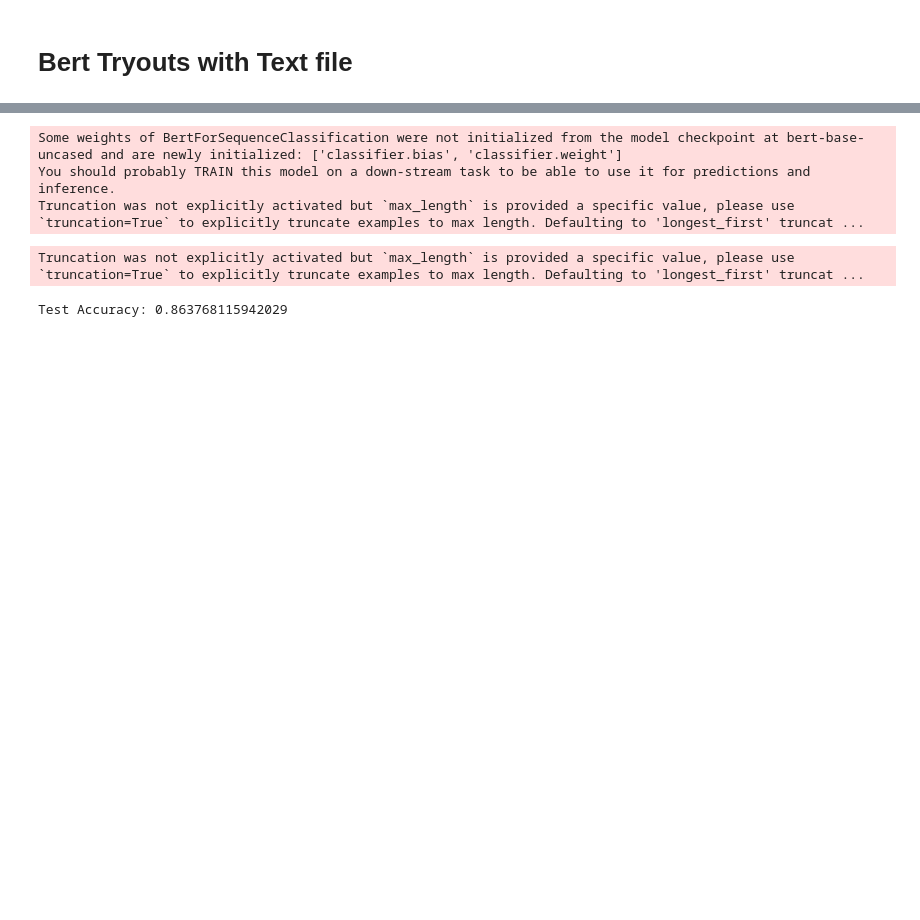
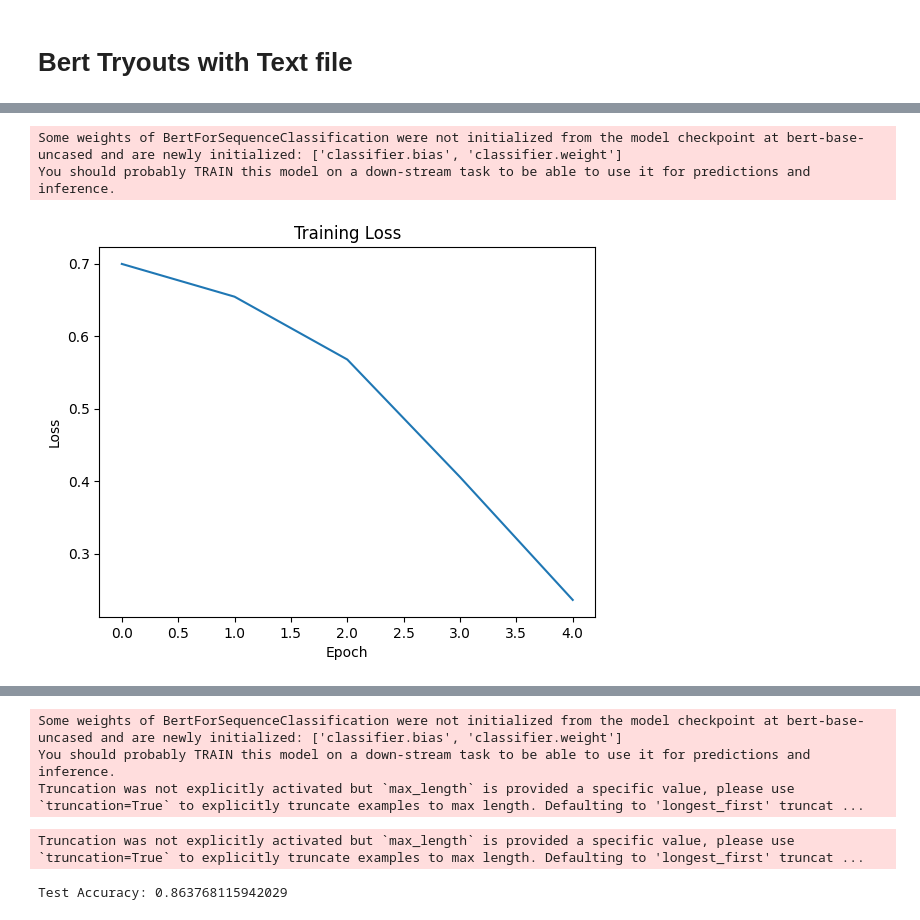
Before and after one commit to sinarollin/Inclusiveness-in-Sarcasm-Detection, a Jupyter notebook: text_try-Bert.ipynb, the cells around one changed output, grey strips where cells are left out. Cells and saved outputs as stored; diff of their text form; code cells hidden in the pictures; blank space fills up the shorter version.

Commit message:
metrics included for the bert tryouts

```diff
--- a/text_try-Bert.ipynb
+++ b/text_try-Bert.ipynb
@@ -2,0 +208,71 @@
+# %%
+from transformers import BertForSequenceClassification, BertTokenizer
+from torch.optim import AdamW
+import torch
+from torch.utils.data import Dataset, DataLoader
+import matplotlib.pyplot as plt
+
+# Load BERT model
+model = BertForSequenceClassification.from_pretrained(
+    "bert-base-uncased", # Use the base BERT model
+    num_labels = 2, # Binary classification (sarcasm or not)
+    output_attentions = False, # Whether the model returns attentions weights
+    output_hidden_states = False, # Whether the model returns all hidden-states
+)
+
+# Load the BERT tokenizer
+tokenizer = BertTokenizer.from_pretrained('bert-base-uncased', do_lower_case=True)
+
+# Set device
+device = torch.device("cpu")
+
+# Move the model to the CPU
+model.to(device)
+
+# Create the optimizer
+optimizer = AdamW(model.parameters(), lr=1e-5)
+
+# Initialize lists to store losses for each epoch
+train_losses = []
+
+# Training loop
+epochs = 5
+for epoch in range(epochs):
+    epoch_loss = 0  # Initialize loss for this epoch
+    for batch in dataloader:
+        # Move batch to device
+        input_ids = batch[0].to(device)
+        attention_mask = batch[1].to(device)
+        labels = batch[2].to(device)
+
+        # Clear out the gradients (by default they accumulate)
+        optimizer.zero_grad()
+
+        # Forward pass
+        outputs = model(input_ids, attention_mask=attention_mask, labels=labels)
+
+        # Get the loss from the outputs
+        loss = outputs.loss
+
+        # Add the loss to the epoch loss
+        epoch_loss += loss.item()
+
+        # Backward pass
+        loss.backward()
+
+        # Update parameters and take a step using the computed gradient
+        optimizer.step()
+
+    # After each epoch, append the average epoch loss to train_losses
+    train_losses.append(epoch_loss / len(dataloader))
+
+# After all epochs, plot the training loss
+plt.plot(train_losses)
+plt.title('Training Loss')
+plt.xlabel('Epoch')
+plt.ylabel('Loss')
+plt.show()
+# %% [output]
+Some weights of BertForSequenceClassification were not initialized from the model checkpoint at bert-base-uncased and are newly initialized: ['classifier.bias', 'classifier.weight']
+You should probably TRAIN this model on a down-stream task to be able to use it for predictions and inference.
+[figure, added]
```
Also changed, not shown: parts of 14 cells of this notebook, 1 other file.
